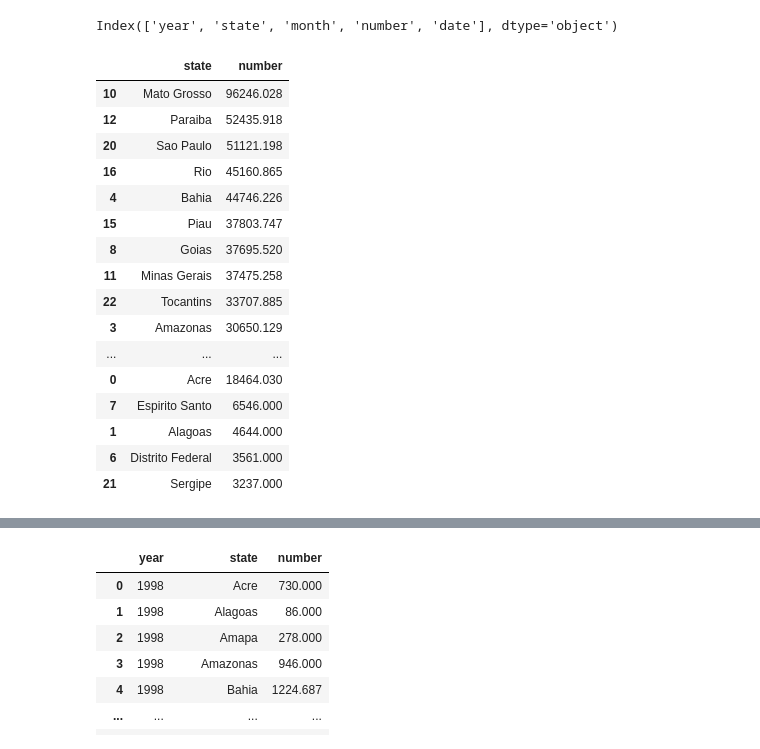
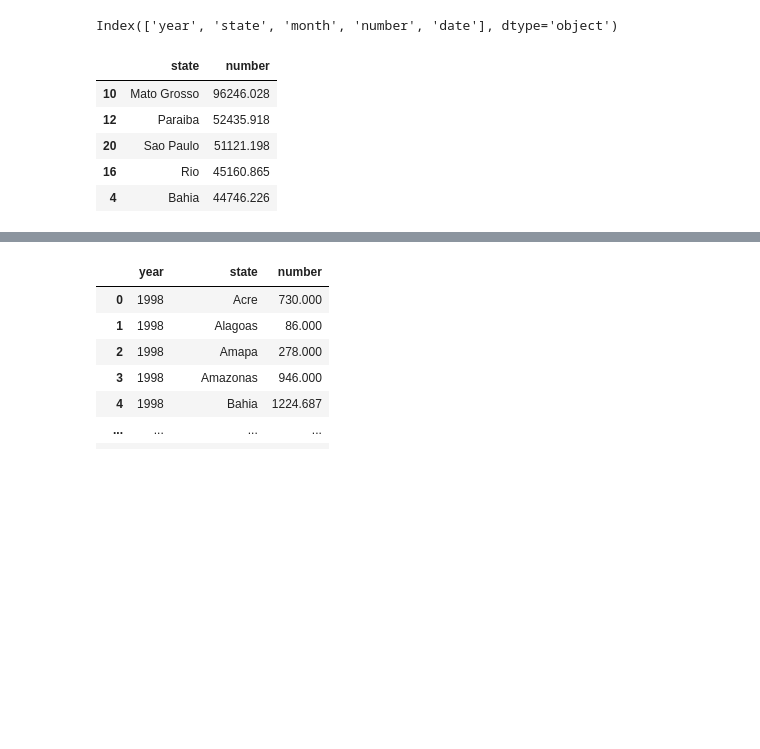
Before and after one commit to ZameromJairo/Python-Ref, a Jupyter notebook: Projeto 9/Case - Brazil forest fires.ipynb, the cells around one changed output, grey strips where cells are left out. Cells and saved outputs as stored; diff of their text form; code cells hidden in the pictures; blank space fills up the shorter version.

```diff
--- a/Projeto 9/Case - Brazil forest fires.ipynb
+++ b/Projeto 9/Case - Brazil forest fires.ipynb
@@ -153,25 +153,14 @@ Index(['year', 'state', 'month', 'number', 'date'], dtype='object')
 # %%
 analysis_state =  data.groupby(by=['state']).sum().reset_index()
 analysis_state = analysis_state[['state','number']].sort_values('number',ascending=False)
-analysis_state
+analysis_state.head()
 # %% [output]
 |  | state | number |
 | 10 | Mato Grosso | 96246.028 |
 | 12 | Paraiba | 52435.918 |
 | 20 | Sao Paulo | 51121.198 |
 | 16 | Rio | 45160.865 |
 | 4 | Bahia | 44746.226 |
-| 15 | Piau | 37803.747 |
-| 8 | Goias | 37695.520 |
-| 11 | Minas Gerais | 37475.258 |
-| 22 | Tocantins | 33707.885 |
-| 3 | Amazonas | 30650.129 |
-| ... | ... | ... |
-| 0 | Acre | 18464.030 |
-| 7 | Espirito Santo | 6546.000 |
-| 1 | Alagoas | 4644.000 |
-| 6 | Distrito Federal | 3561.000 |
-| 21 | Sergipe | 3237.000 |
 # %%
 # Graphic 3
 
```
Also changed, not shown: parts of 6 cells of this notebook.
